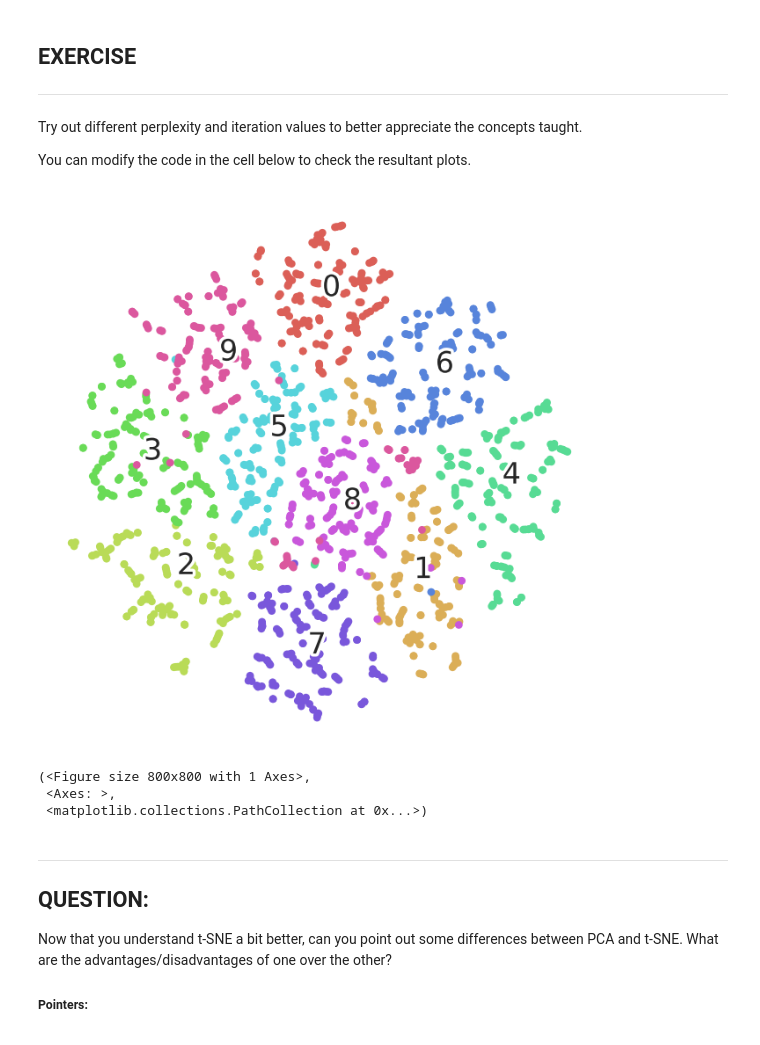
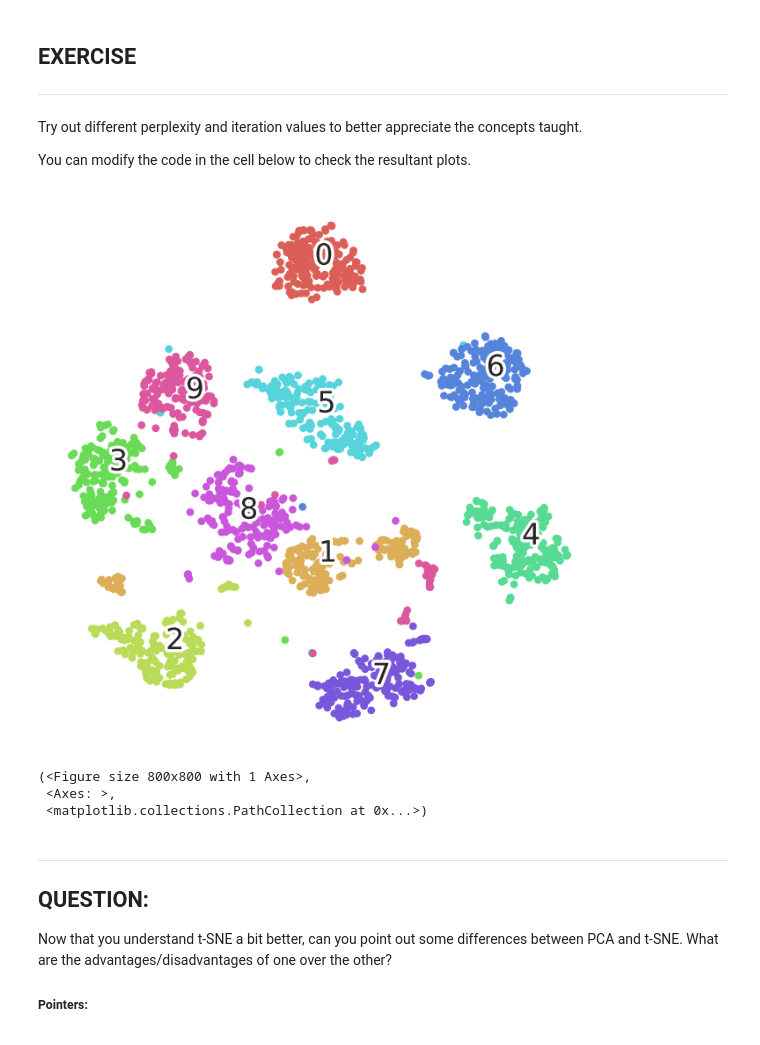
Before and after one commit to pusalabhuvansaikrishna/IIITH, a Jupyter notebook: Week_10.ipynb, the cells around one changed output. Cells and saved outputs as stored; diff of their text form; code cells hidden in the pictures.

```diff
--- a/Week_10.ipynb
+++ b/Week_10.ipynb
@@ -298,17 +300,17 @@ You can modify the code in the cell below to check the resultant plots.
 # %%
 ###############################################################
 ###### MODIFY THE VALUES FOR THE HYPERPARAMETERS BELOW ########
 
-perplexity_value = 2
-number_iterations = 1000
+perplexity_value = 50
+number_iterations = 500
 method = "barnes_hut"
 
 ###############################################################
 
 digits_proj = TSNE(init="pca", random_state=RS, n_iter=number_iterations, perplexity=perplexity_value, method=method).fit_transform(X)
 scatter(digits_proj, y)
 # %% [output]
-[figure, old version]
+[figure, new version]
 (<Figure size 800x800 with 1 Axes>,
  <Axes: >,
  <matplotlib.collections.PathCollection at 0x...>)
```
Also changed, not shown: parts of 5 cells of this notebook.
